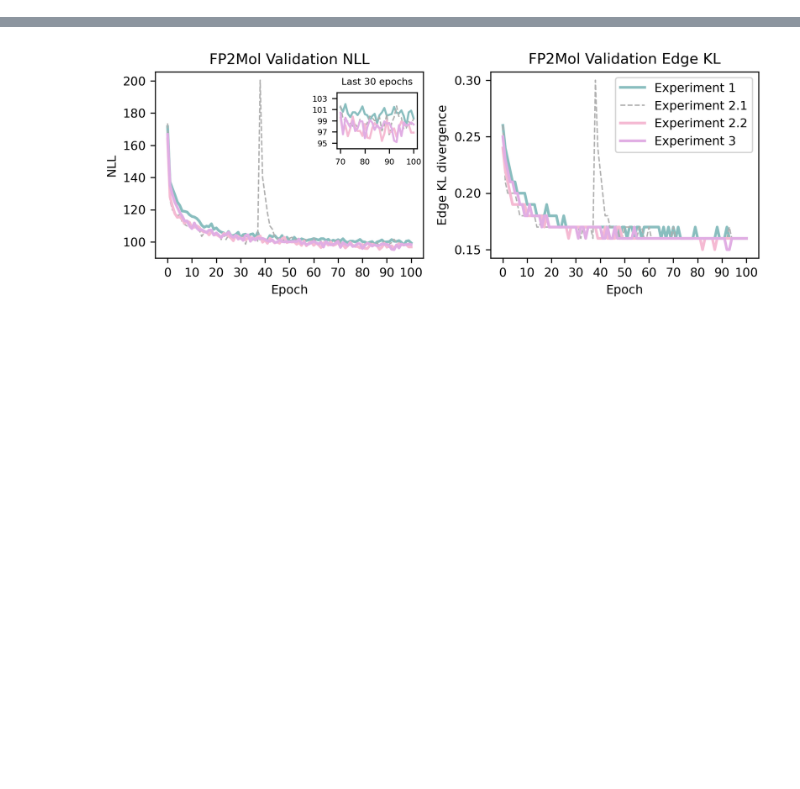
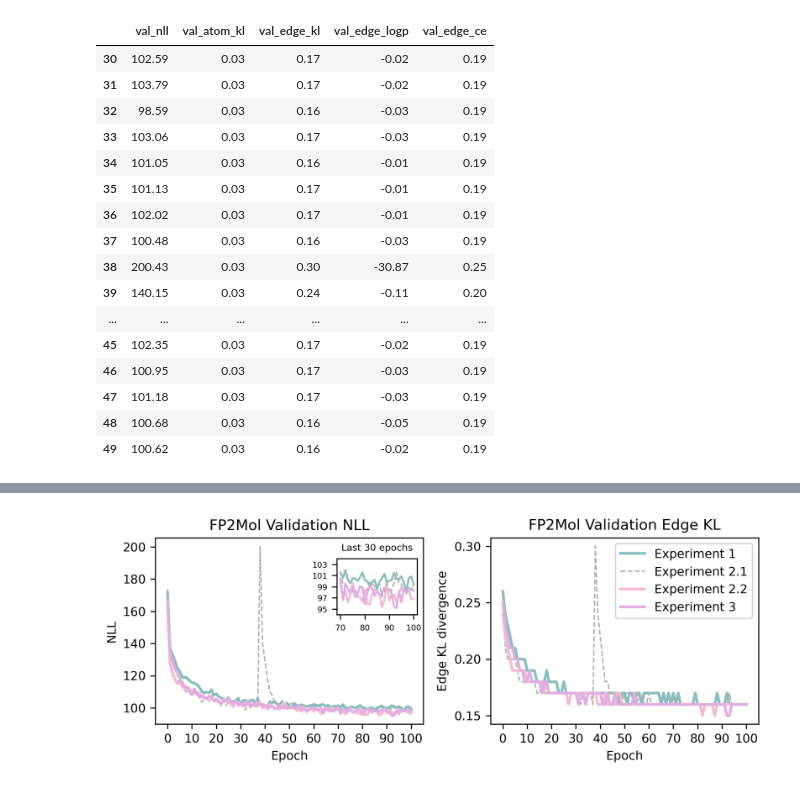
Before and after one commit to kuulia/DiffEIMS, a Jupyter notebook: notebooks/plots_thesis.ipynb, the cells around one changed output, grey strips where cells are left out. Saved outputs shown, nothing was run; the diff lists cells and outputs as text; code cells hidden in the pictures; blank space fills up the shorter version.

```diff
--- a/notebooks/plots_thesis.ipynb
+++ b/notebooks/plots_thesis.ipynb
@@ -41,6 +41,27 @@ def parse_out(file_path: str):
     df = pd.DataFrame(records)
     df = df.apply(pd.to_numeric, errors="ignore")
     return df
+# %%
+df_anomaly = parse_out('data/expr2.out')
+df_anomaly.iloc[30:50]
+# %% [output]
+|  | val_nll | val_atom_kl | val_edge_kl | val_edge_logp | val_edge_ce |
+| 30 | 102.59 | 0.03 | 0.17 | -0.02 | 0.19 |
+| 31 | 103.79 | 0.03 | 0.17 | -0.02 | 0.19 |
+| 32 | 98.59 | 0.03 | 0.16 | -0.03 | 0.19 |
+| 33 | 103.06 | 0.03 | 0.17 | -0.03 | 0.19 |
+| 34 | 101.05 | 0.03 | 0.16 | -0.01 | 0.19 |
+| 35 | 101.13 | 0.03 | 0.17 | -0.01 | 0.19 |
+| 36 | 102.02 | 0.03 | 0.17 | -0.01 | 0.19 |
+| 37 | 100.48 | 0.03 | 0.16 | -0.03 | 0.19 |
+| 38 | 200.43 | 0.03 | 0.30 | -30.87 | 0.25 |
+| 39 | 140.15 | 0.03 | 0.24 | -0.11 | 0.20 |
+| ... | ... | ... | ... | ... | ... |
+| 45 | 102.35 | 0.03 | 0.17 | -0.02 | 0.19 |
+| 46 | 100.95 | 0.03 | 0.17 | -0.03 | 0.19 |
+| 47 | 101.18 | 0.03 | 0.17 | -0.03 | 0.19 |
+| 48 | 100.68 | 0.03 | 0.16 | -0.05 | 0.19 |
+| 49 | 100.62 | 0.03 | 0.16 | -0.02 | 0.19 |
 # %%
 experiments = {
     'Experiment 1': 'expr1.out',
```
Also changed, not shown: parts of 3 cells of this notebook.
